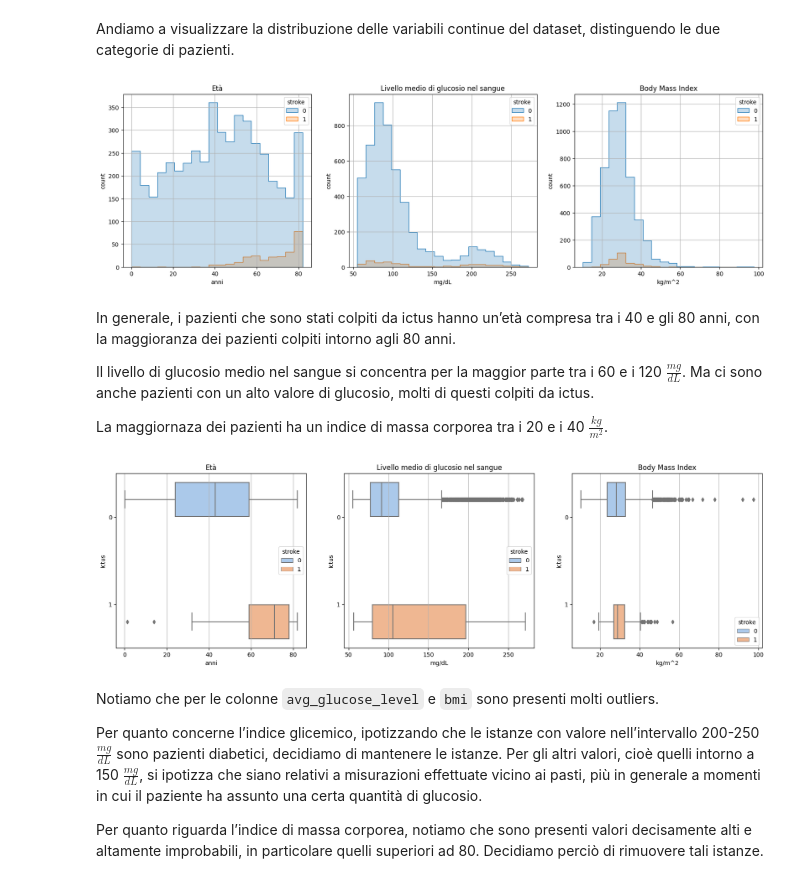
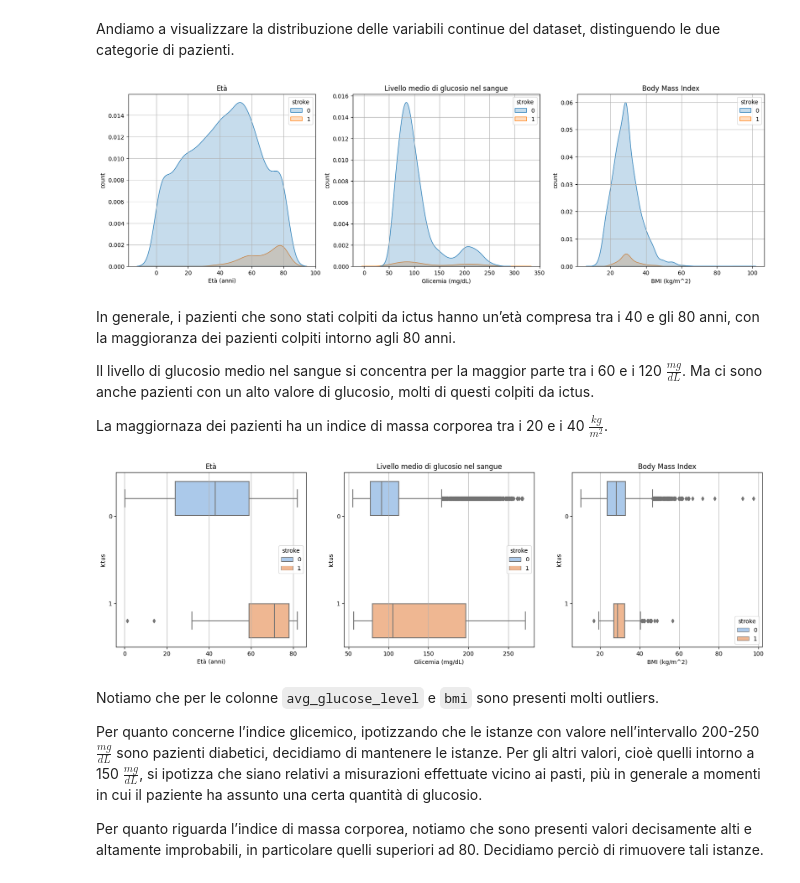
Before and after one commit to LucaSamore/Stroke-Prediction-Analysis, a Jupyter notebook: stroke_prediction_analysis.ipynb, the cells around one changed output. Saved outputs shown, nothing was run; the diff lists cells and outputs as text; code cells hidden in the pictures.

```diff
--- a/stroke_prediction_analysis.ipynb
+++ b/stroke_prediction_analysis.ipynb
@@ -227,35 +227,34 @@ numeric_features = [
 # %%
 titles = [
     'Età',
     'Livello medio di glucosio nel sangue',
     'Body Mass Index',
 ]
 
 xlabels = [
-    'anni',
-    'mg/dL',
-    'kg/m^2',
+    'Età (anni)',
+    'Glicemia (mg/dL)',
+    'BMI (kg/m^2)',
 ]
 
 plt.figure(figsize=(20, 12))
 
 for i, feature in enumerate(numeric_features, start=1):
   plt.subplot(2, 3, i)
   plt.title(titles[i-1])
-  sns.histplot(
+  sns.kdeplot(
     x=feature,
     hue='stroke',
     data=dataset,
-    bins=20,
-    element='step'
+    fill=True,
   )
   plt.grid()
   plt.ylabel('count')
   plt.xlabel(xlabels[i-1])
 
 plt.show()
 # %% [output]
-[figure, old version]
+[figure, new version]
 # %% [markdown]
 In generale, i pazienti che sono stati colpiti da ictus hanno un’età compresa tra i 40 e gli 80 anni, con la maggioranza dei pazienti colpiti intorno agli 80 anni.
 
@@ -281,7 +280,7 @@ for i, feature in enumerate(numeric_features, start=1):
 
 plt.show()
 # %% [output]
-[figure, old version]
+[figure, new version]
 # %% [markdown]
 Notiamo che per le colonne `avg_glucose_level` e `bmi` sono presenti molti outliers.
 
```
Also changed, not shown: parts of 1 cell of this notebook.
